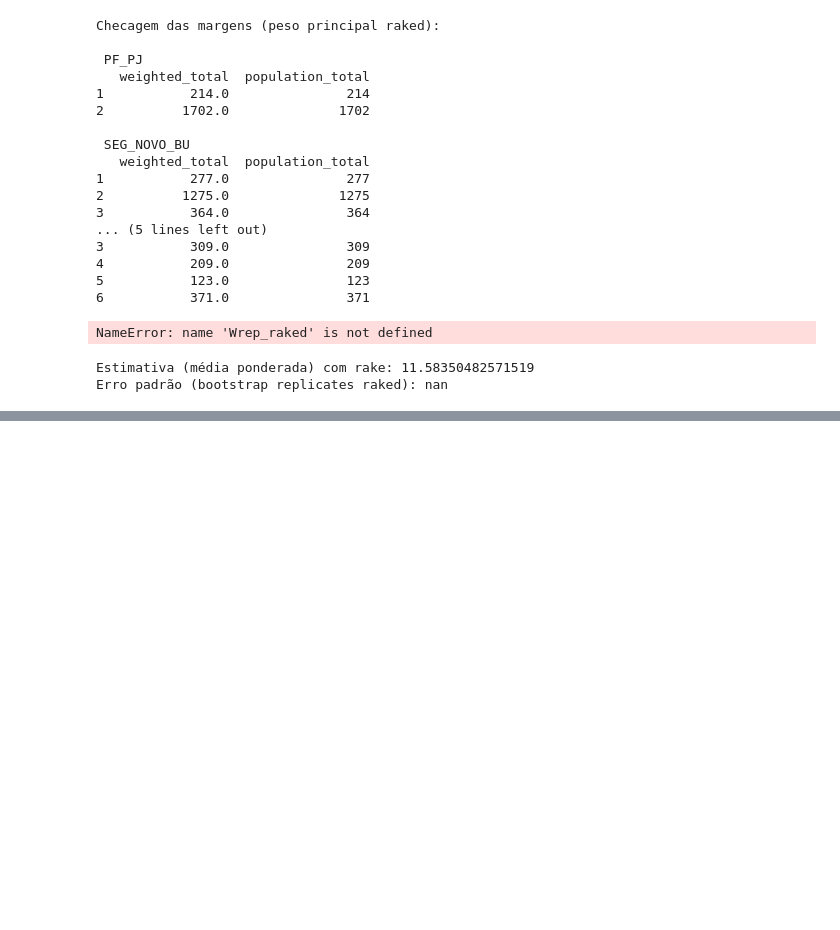
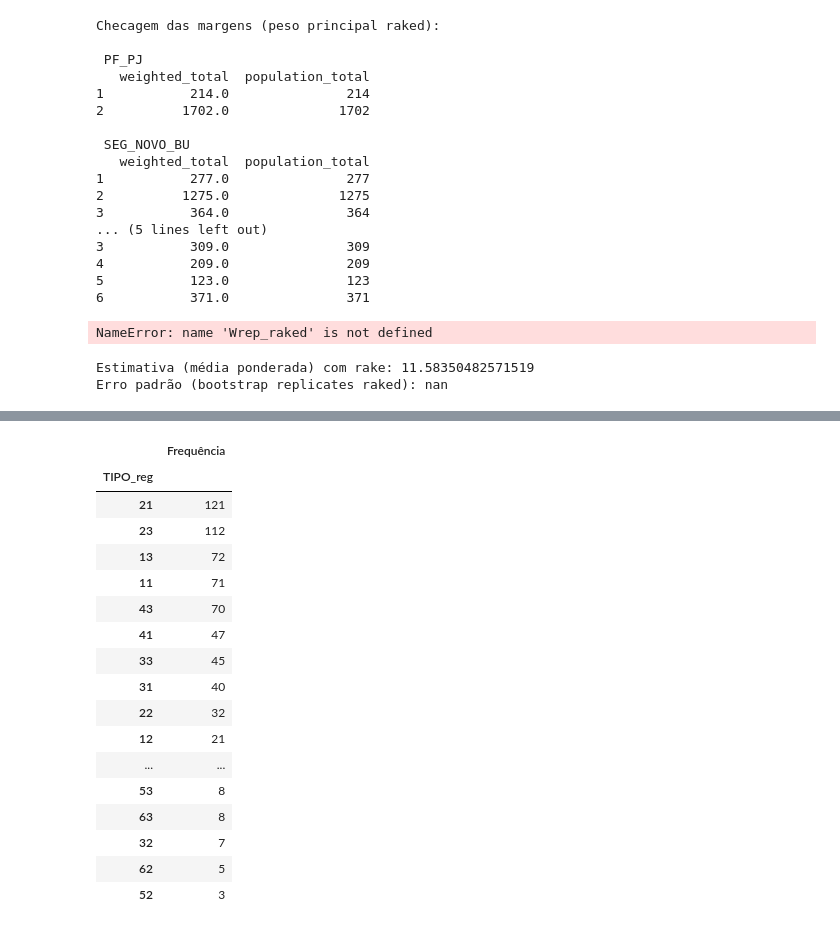
Before and after one commit to RaynerSantos/Processamento-Estatistico, a Jupyter notebook: App_beta/Pond_RAKE.ipynb, the cells around one changed output, grey strips where cells are left out. Saved outputs shown, nothing was run; the diff lists cells and outputs as text; code cells hidden in the pictures; blank space fills up the shorter version.

```diff
--- a/App_beta/Pond_RAKE.ipynb
+++ b/App_beta/Pond_RAKE.ipynb
@@ -358,0 +781,22 @@ Erro padrão (bootstrap replicates raked): nan
+# %%
+freq = df["TIPO_reg"].value_counts(dropna=False).rename("Frequência").to_frame()
+freq
+# %% [output]
+|  | Frequência |
+| TIPO_reg |  |
+| 21 | 121 |
+| 23 | 112 |
+| 13 | 72 |
+| 11 | 71 |
+| 43 | 70 |
+| 41 | 47 |
+| 33 | 45 |
+| 31 | 40 |
+| 22 | 32 |
+| 12 | 21 |
+| ... | ... |
+| 53 | 8 |
+| 63 | 8 |
+| 32 | 7 |
+| 62 | 5 |
+| 52 | 3 |
```
Also changed, not shown: parts of 8 cells of this notebook, 6 other files.
